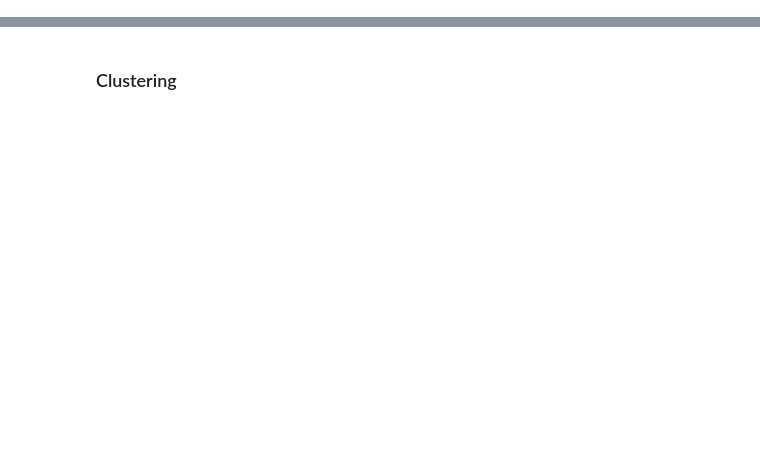
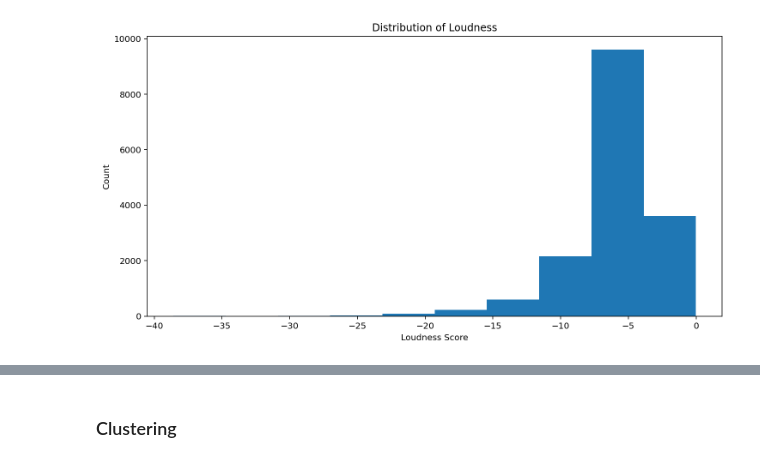
Before and after one commit to ericwan1/kmusic-recos, a Jupyter notebook: recc_eda.ipynb, the cells around one changed output, grey strips where cells are left out. Saved outputs shown, nothing was run; the diff lists cells and outputs as text; code cells hidden in the pictures; blank space fills up the shorter version.

```diff
--- a/recc_eda.ipynb
+++ b/recc_eda.ipynb
@@ -13,0 +109,8 @@ data.head()
+# %%
+pyplot.hist(audio_feature_subset_df.loudness)
+pyplot.xlabel('Loudness Score')
+pyplot.ylabel('Count')
+pyplot.title("Distribution of Loudness")
+pyplot.show()
+# %% [output]
+[figure, added]
```
Also changed, not shown: parts of 70 cells of this notebook.
